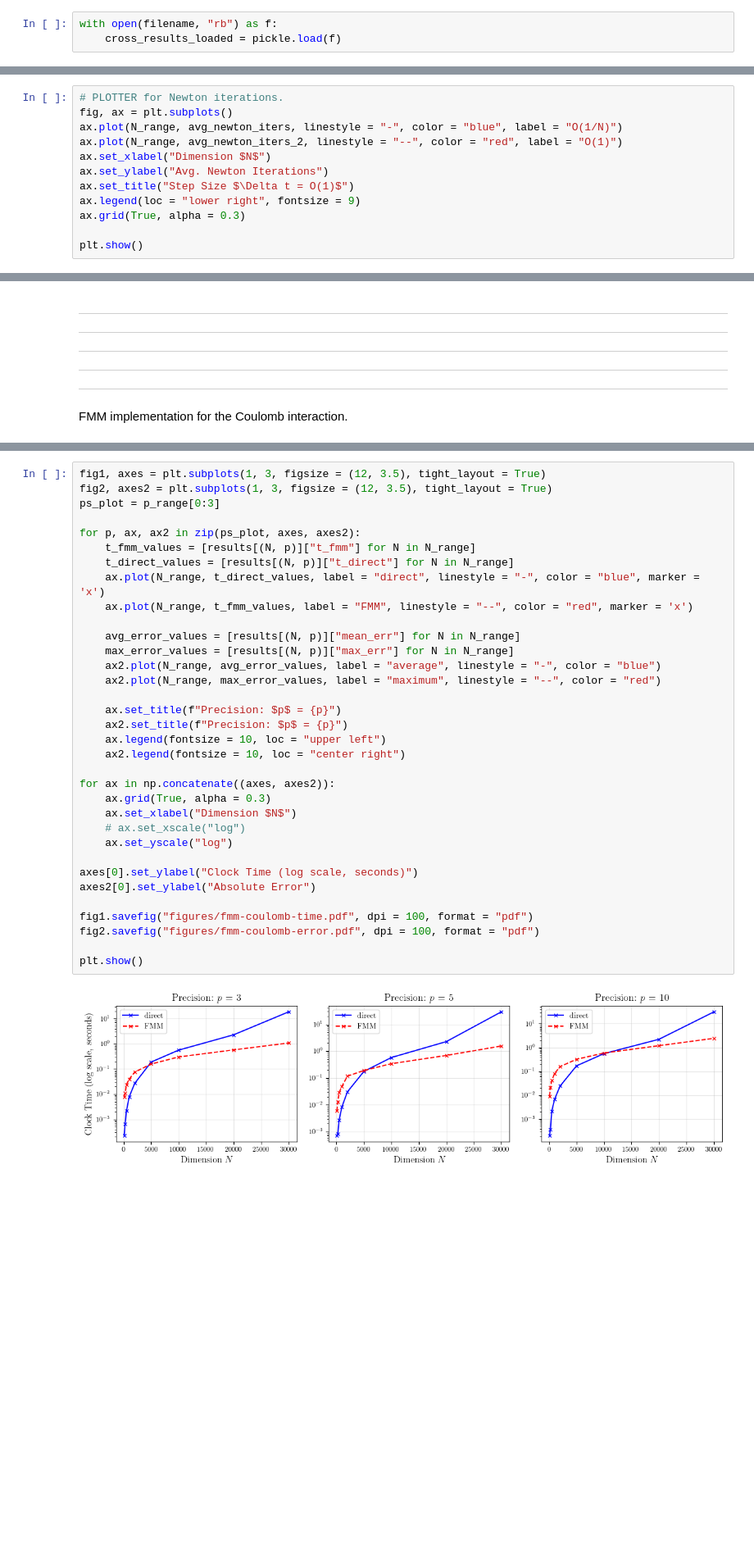
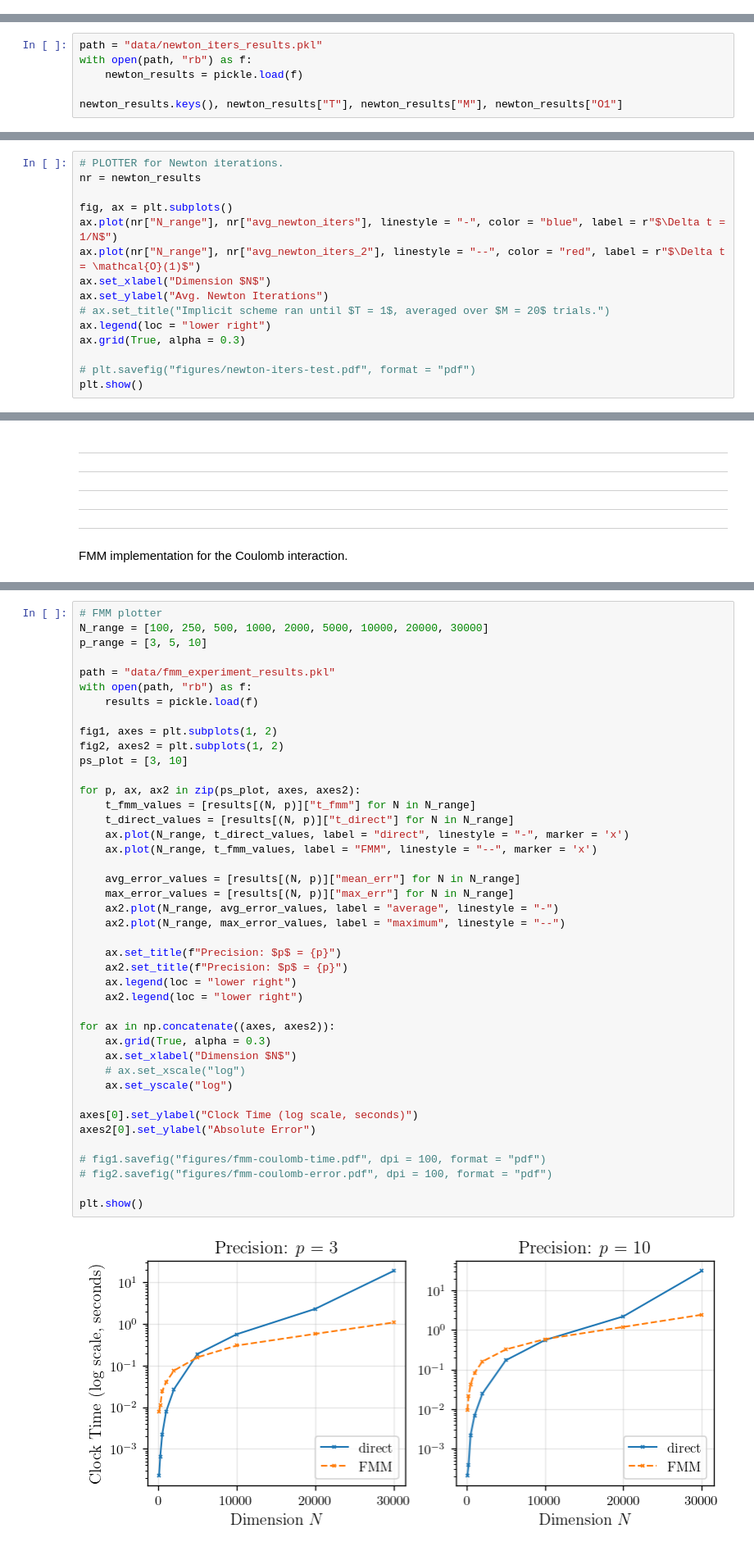
Before and after one commit to fredwdickinson/dissertation, a Jupyter notebook: code/main.ipynb, the cells around one changed output, grey strips where cells are left out. Shown at 82% size. Saved outputs shown, nothing was run; the diff lists cells and outputs as text; blank space fills up the shorter version.

Commit message:
recent experiment figures

```diff
--- a/code/main.ipynb
+++ b/code/main.ipynb
@@ -456,6 +395,3 @@ with open(filename, "wb") as f:
-# %%
-with open(filename, "rb") as f:
-    cross_results_loaded = pickle.load(f)
 # %%
 # CROSSINGS PLOTTER.
 crossing_colours = list(plt.cm.tab10.colors) + list(plt.cm.Dark2.colors)
@@ -519,3 +456,9 @@ for j, N in enumerate(N_range):
     avg_newton_iters_2[j] = np.mean(newton_iters.flatten())
 # %% [output]
 (O(1)): Running for N = 500.
+# %%
+path = "data/newton_iters_results.pkl"
+with open(path, "rb") as f:
+    newton_results = pickle.load(f)
+
+newton_results.keys(), newton_results["T"], newton_results["M"], newton_results["O1"]
@@ -522,12 +470,15 @@ for j, N in enumerate(N_range):
 # %%
 # PLOTTER for Newton iterations.
+nr = newton_results
+
 fig, ax = plt.subplots()
-ax.plot(N_range, avg_newton_iters, linestyle = "-", color = "blue", label = "O(1/N)")
-ax.plot(N_range, avg_newton_iters_2, linestyle = "--", color = "red", label = "O(1)")
+ax.plot(nr["N_range"], nr["avg_newton_iters"], linestyle = "-", color = "blue", label = r"$\Delta t = 1/N$")
+ax.plot(nr["N_range"], nr["avg_newton_iters_2"], linestyle = "--", color = "red", label = r"$\Delta t = \mathcal{O}(1)$")
 ax.set_xlabel("Dimension $N$")
 ax.set_ylabel("Avg. Newton Iterations")
-ax.set_title("Step Size $\Delta t = O(1)$")
-ax.legend(loc = "lower right", fontsize = 9)
+# ax.set_title("Implicit scheme ran until $T = 1$, averaged over $M = 20$ trials.")
+ax.legend(loc = "lower right")
 ax.grid(True, alpha = 0.3)
 
+# plt.savefig("figures/newton-iters-test.pdf", format = "pdf")
 plt.show()
@@ -591,38 +545,46 @@ with open(path, "wb") as f:
 # %% [output]
 Running N = 30000, p = 10, trial 2 of 2.
 # %%
-fig1, axes = plt.subplots(1, 3, figsize = (12, 3.5), tight_layout = True)
-fig2, axes2 = plt.subplots(1, 3, figsize = (12, 3.5), tight_layout = True)
-ps_plot = p_range[0:3]
+# FMM plotter
+N_range = [100, 250, 500, 1000, 2000, 5000, 10000, 20000, 30000]
+p_range = [3, 5, 10]
+
+path = "data/fmm_experiment_results.pkl"
+with open(path, "rb") as f:
+    results = pickle.load(f)
+
+fig1, axes = plt.subplots(1, 2)
+fig2, axes2 = plt.subplots(1, 2)
+ps_plot = [3, 10]
 
 for p, ax, ax2 in zip(ps_plot, axes, axes2):
     t_fmm_values = [results[(N, p)]["t_fmm"] for N in N_range]
     t_direct_values = [results[(N, p)]["t_direct"] for N in N_range]
-    ax.plot(N_range, t_direct_values, label = "direct", linestyle = "-", color = "blue", marker = 'x')
-    ax.plot(N_range, t_fmm_values, label = "FMM", linestyle = "--", color = "red", marker = 'x')
+    ax.plot(N_range, t_direct_values, label = "direct", linestyle = "-", marker = 'x')
+    ax.plot(N_range, t_fmm_values, label = "FMM", linestyle = "--", marker = 'x')
 
     avg_error_values = [results[(N, p)]["mean_err"] for N in N_range]
     max_error_values = [results[(N, p)]["max_err"] for N in N_range]
-    ax2.plot(N_range, avg_error_values, label = "average", linestyle = "-", color = "blue")
-    ax2.plot(N_range, max_error_values, label = "maximum", linestyle = "--", color = "red")
+    ax2.plot(N_range, avg_error_values, label = "average", linestyle = "-")
+    ax2.plot(N_range, max_error_values, label = "maximum", linestyle = "--")
 
     ax.set_title(f"Precision: $p$ = {p}")
     ax2.set_title(f"Precision: $p$ = {p}")
-    ax.legend(fontsize = 10, loc = "upper left")
-    ax2.legend(fontsize = 10, loc = "center right")
+    ax.legend(loc = "lower right")
+    ax2.legend(loc = "lower right")
 
 for ax in np.concatenate((axes, axes2)):
     ax.grid(True, alpha = 0.3)
     ax.set_xlabel("Dimension $N$")
     # ax.set_xscale("log")
     ax.set_yscale("log")
 
 axes[0].set_ylabel("Clock Time (log scale, seconds)")
 axes2[0].set_ylabel("Absolute Error")
 
-fig1.savefig("figures/fmm-coulomb-time.pdf", dpi = 100, format = "pdf")
-fig2.savefig("figures/fmm-coulomb-error.pdf", dpi = 100, format = "pdf")
+# fig1.savefig("figures/fmm-coulomb-time.pdf", dpi = 100, format = "pdf")
+# fig2.savefig("figures/fmm-coulomb-error.pdf", dpi = 100, format = "pdf")
 
 plt.show()
 # %% [output]
-[figure, old version]
+[figure, new version]
```
Also changed, not shown: parts of 28 cells of this notebook, 2 other files.
